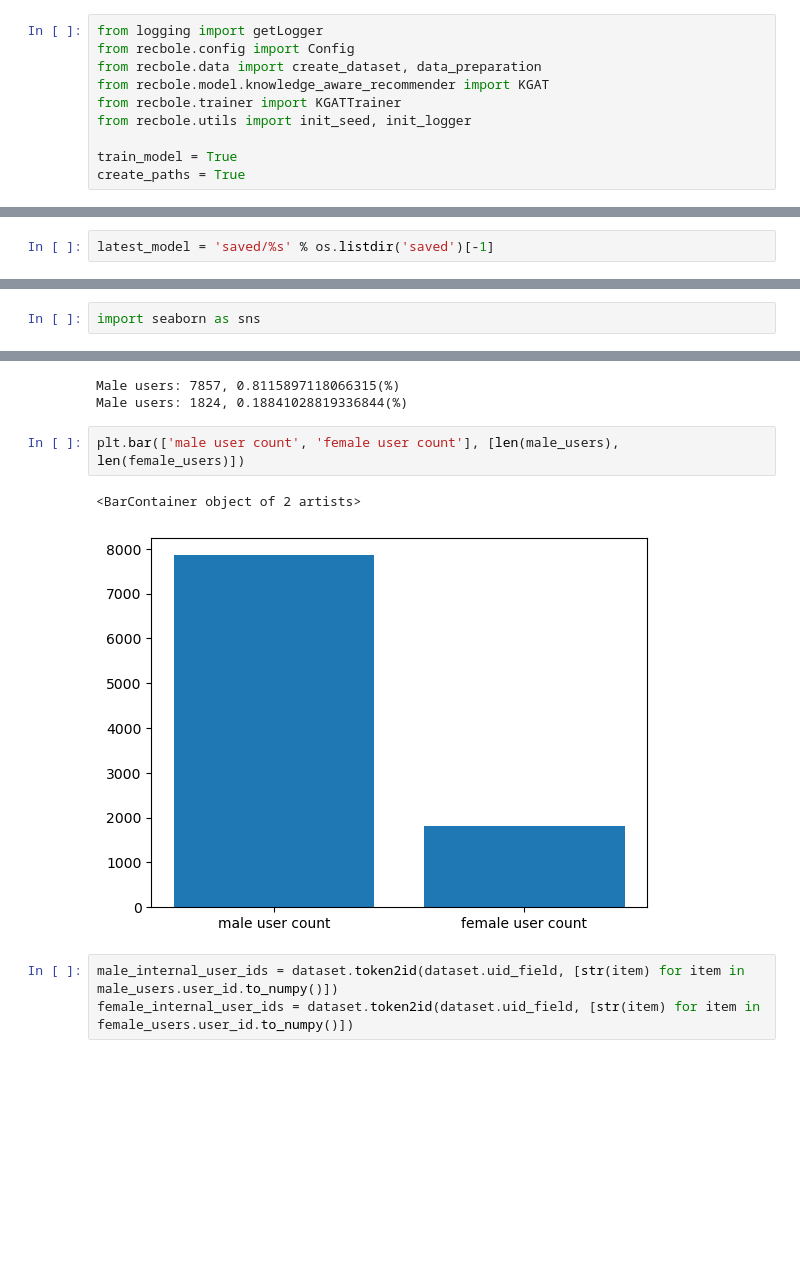
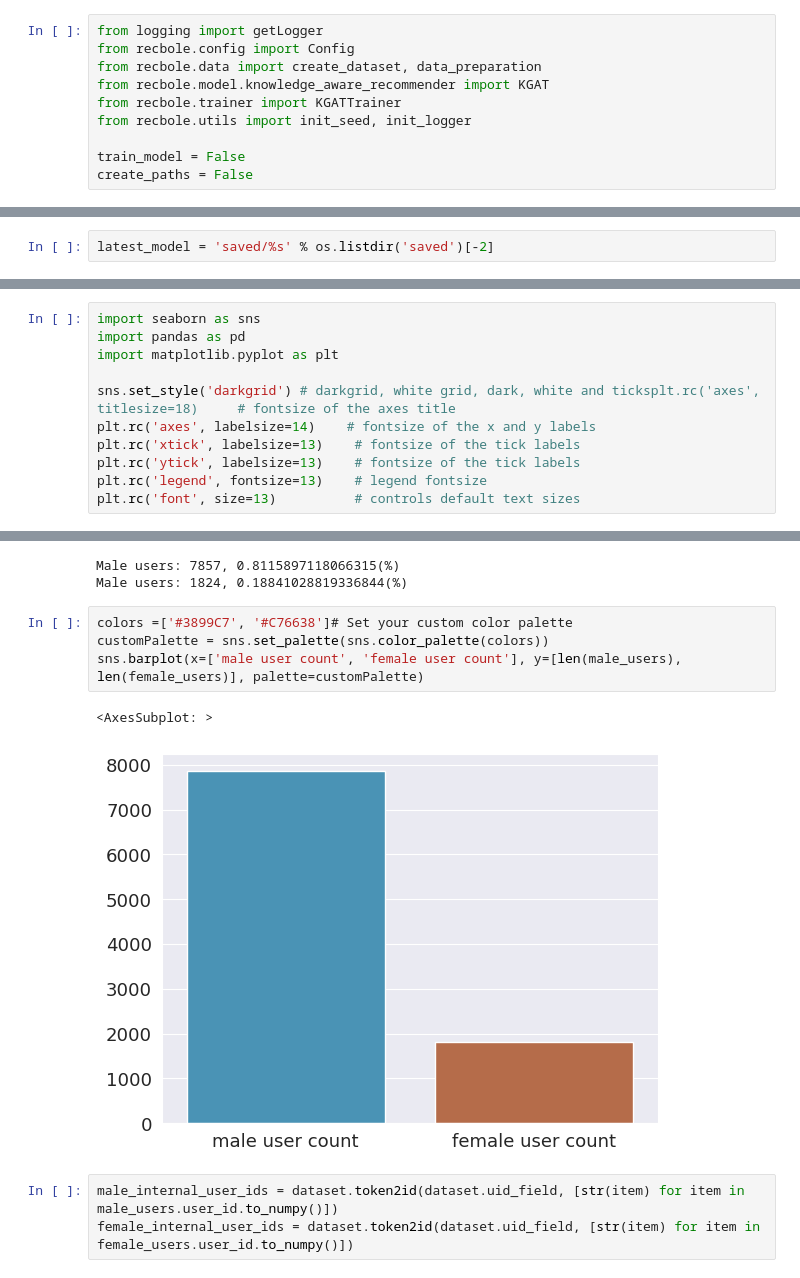
Before and after one commit to jonasfallmann/practical-work, a Jupyter notebook: PracticalWork.ipynb, the cells around one changed output, grey strips where cells are left out. Drawn from its saved outputs; the diff is of its cells as text; blank space fills up the shorter version.

```diff
--- a/PracticalWork.ipynb
+++ b/PracticalWork.ipynb
@@ -23,8 +23,8 @@ from recbole.model.knowledge_aware_recommender import KGAT
 from recbole.trainer import KGATTrainer
 from recbole.utils import init_seed, init_logger
 
-train_model = True
-create_paths = True
+train_model = False
+create_paths = False
 # %%
 
 # configurations initialization
@@ -134,7 +89,7 @@ ndcg@10 : 0.0316    hit@10 : 0.2091    precision@10 : 0.0277
 import os
 import torch
 # %%
-latest_model = 'saved/%s' % os.listdir('saved')[-1]
+latest_model = 'saved/%s' % os.listdir('saved')[-2]
 # %%
 latest_model
 # %% [output]
@@ -272,6 +336,15 @@ plt.hist(flat_lengths)
 # Evaluation
 # %%
 import seaborn as sns
+import pandas as pd
+import matplotlib.pyplot as plt
+
+sns.set_style('darkgrid') # darkgrid, white grid, dark, white and ticksplt.rc('axes', titlesize=18)     # fontsize of the axes title
+plt.rc('axes', labelsize=14)    # fontsize of the x and y labels
+plt.rc('xtick', labelsize=13)    # fontsize of the tick labels
+plt.rc('ytick', labelsize=13)    # fontsize of the tick labels
+plt.rc('legend', fontsize=13)    # legend fontsize
+plt.rc('font', size=13)          # controls default text sizes
 # %% [markdown]
 ## Load all users and divide into male and female
 # %%
@@ -294,10 +366,12 @@ print('Male users: %s, %s(%%)' % (len(female_users), len(female_users)/(len(male
 Male users: 7857, 0.8115897118066315(%)
 Male users: 1824, 0.18841028819336844(%)
 # %%
-plt.bar(['male user count', 'female user count'], [len(male_users), len(female_users)])
+colors =['#3899C7', '#C76638']# Set your custom color palette
+customPalette = sns.set_palette(sns.color_palette(colors))
+sns.barplot(x=['male user count', 'female user count'], y=[len(male_users), len(female_users)], palette=customPalette)
 # %% [output]
-<BarContainer object of 2 artists>
+<AxesSubplot: >
-[figure, old version]
+[figure, new version]
 # %%
 male_internal_user_ids = dataset.token2id(dataset.uid_field, [str(item) for item in male_users.user_id.to_numpy()])
 female_internal_user_ids = dataset.token2id(dataset.uid_field, [str(item) for item in female_users.user_id.to_numpy()])
```
Also changed, not shown: parts of 32 cells of this notebook, 5 other files.
